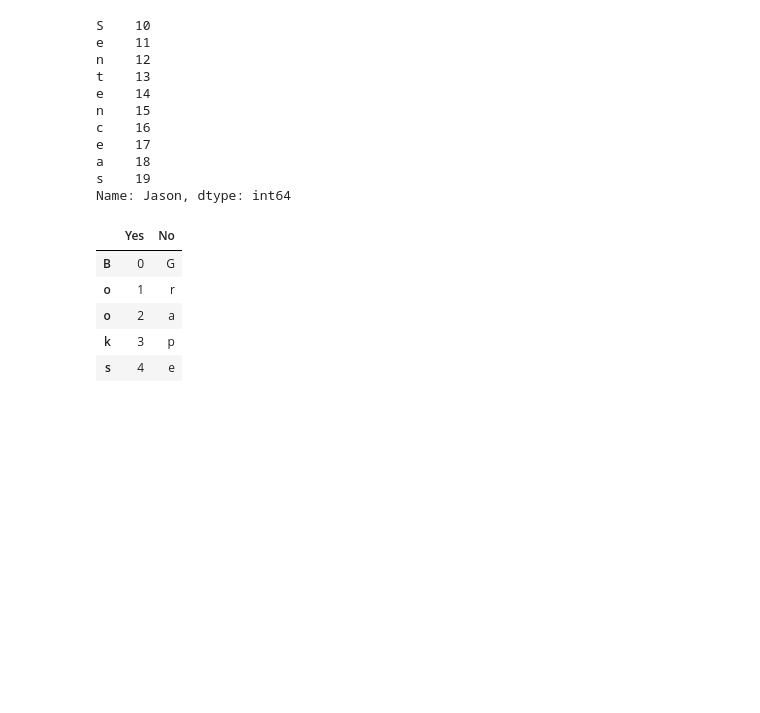
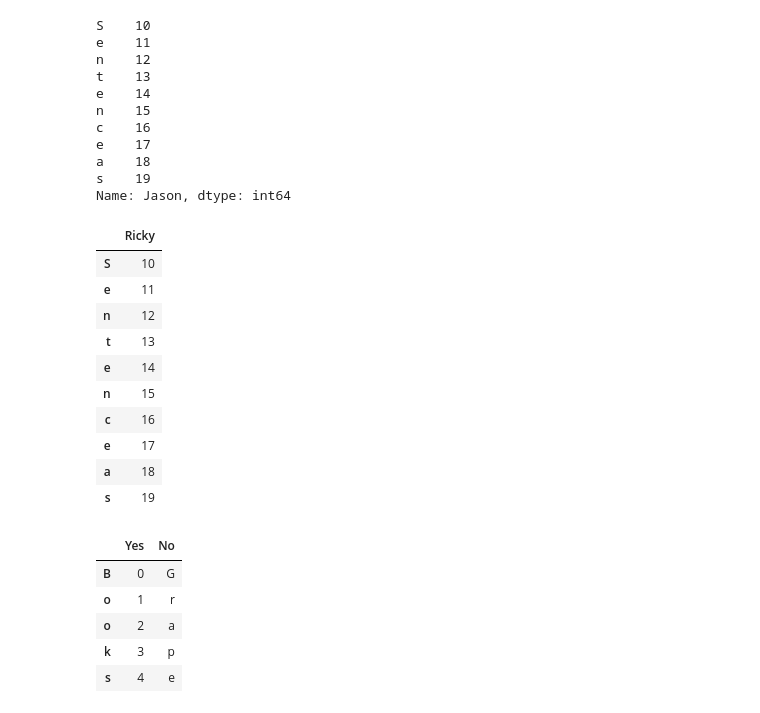
Before and after one commit to Govind-Patwal/My_Testing_Corner_at_GitHub, a Jupyter notebook: KaggleCourse/Pandas/Untitled1.ipynb, the cells around one changed output. Cells and saved outputs as stored; diff of their text form; code cells hidden in the pictures; blank space fills up the shorter version.

```diff
--- a/KaggleCourse/Pandas/Untitled1.ipynb
+++ b/KaggleCourse/Pandas/Untitled1.ipynb
@@ -40,6 +40,21 @@ e    17
 a    18
 s    19
 Name: Jason, dtype: int64
+# %%
+df0 = pd.DataFrame({'Ricky':Series2})
+df0
+# %% [output]
+|  | Ricky |
+| S | 10 |
+| e | 11 |
+| n | 12 |
+| t | 13 |
+| e | 14 |
+| n | 15 |
+| c | 16 |
+| e | 17 |
+| a | 18 |
+| s | 19 |
 # %%
 # creating a datframe
 df1 = pd.DataFrame({'Yes': [i for i in range(5)],
```
Also changed, not shown: parts of 5 cells of this notebook, 2 other files.
